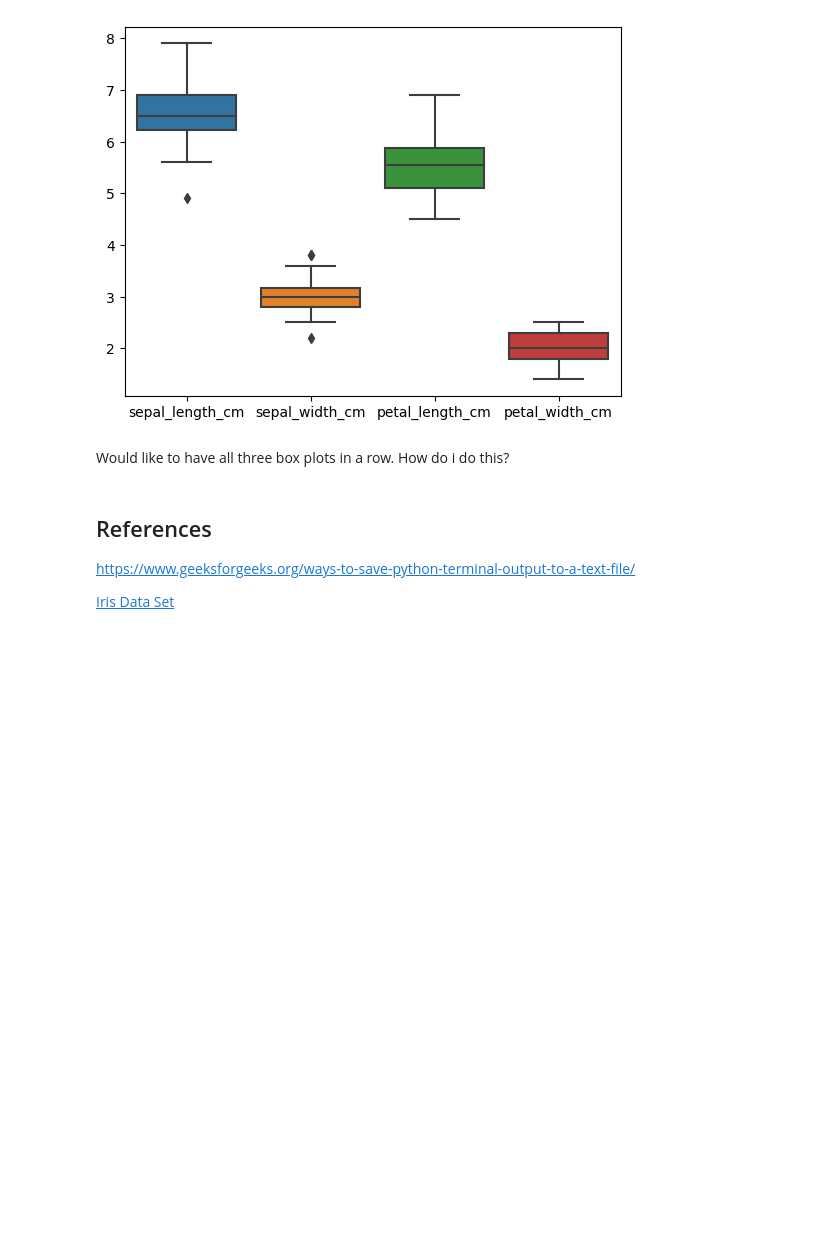
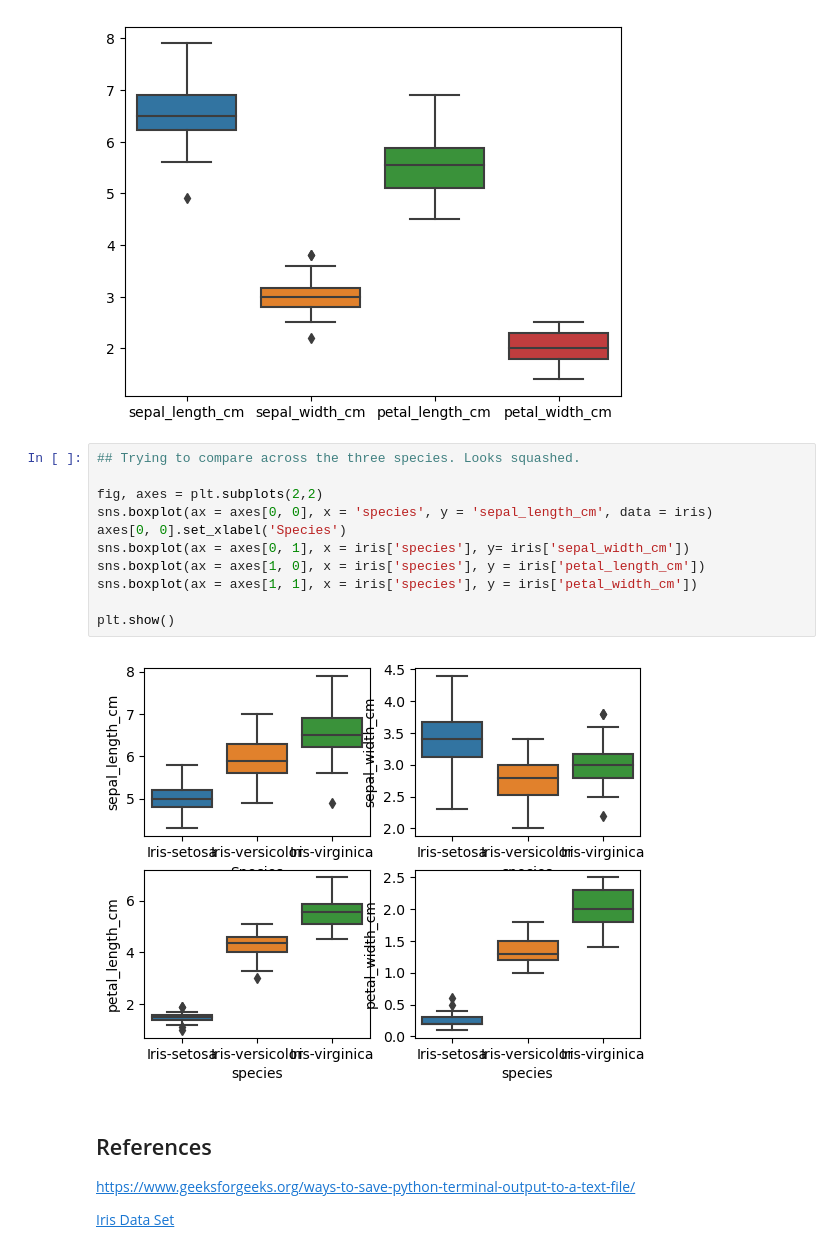
Before and after one commit to IreneKilgannon/pands-project, a Jupyter notebook: analysis.ipynb, the cells around one changed output. Drawn from its saved outputs; the diff is of its cells as text; blank space fills up the shorter version.

Commit message:
subplots boxplot comparing the variables vs species, plot needs work. looks squashed

```diff
--- a/analysis.ipynb
+++ b/analysis.ipynb
@@ -123,8 +133,19 @@ sns.boxplot(virginica)
 plt.show()
 # %% [output]
 [figure]
-# %% [markdown]
-Would like to have all three box plots in a row. How do i do this?
+# %%
+## Trying to compare across the three species. Looks squashed.
+
+fig, axes = plt.subplots(2,2)
+sns.boxplot(ax = axes[0, 0], x = 'species', y = 'sepal_length_cm', data = iris)
+axes[0, 0].set_xlabel('Species')
+sns.boxplot(ax = axes[0, 1], x = iris['species'], y= iris['sepal_width_cm'])
+sns.boxplot(ax = axes[1, 0], x = iris['species'], y = iris['petal_length_cm'])
+sns.boxplot(ax = axes[1, 1], x = iris['species'], y = iris['petal_width_cm'])
+
+plt.show()
+# %% [output]
+[figure, added]
 # %% [markdown]
 ## References
 
```
Also changed, not shown: parts of 1 cell of this notebook.
